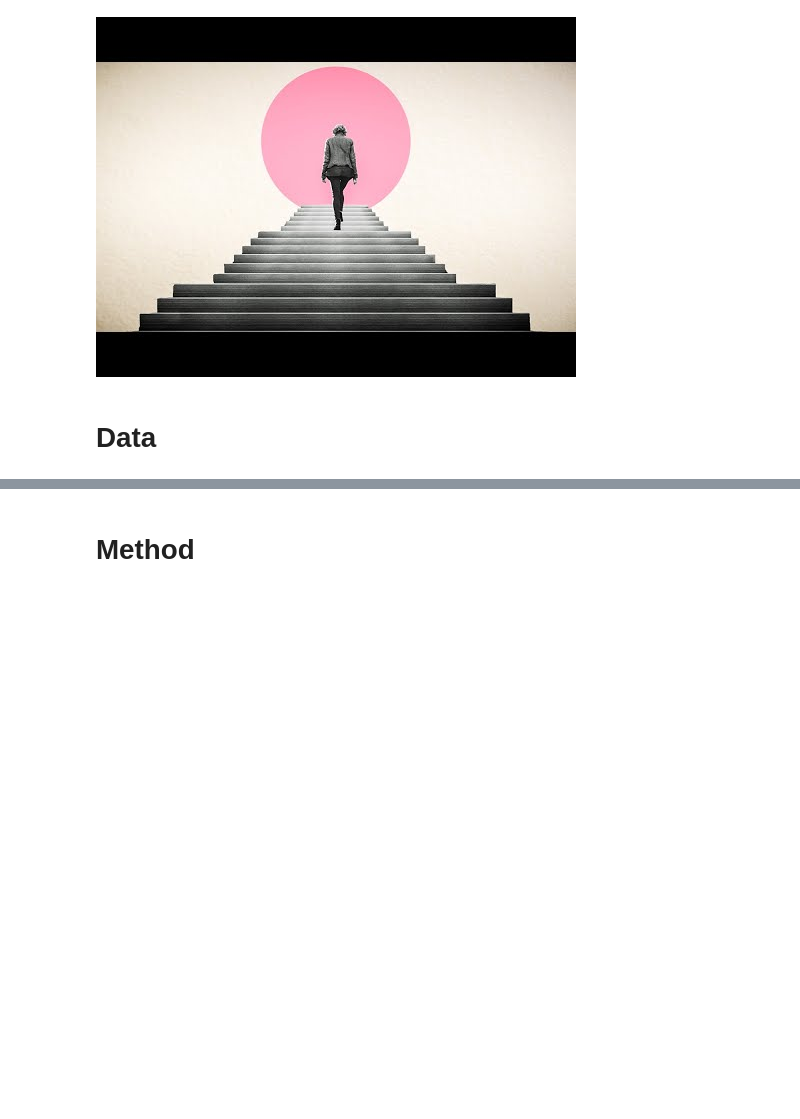
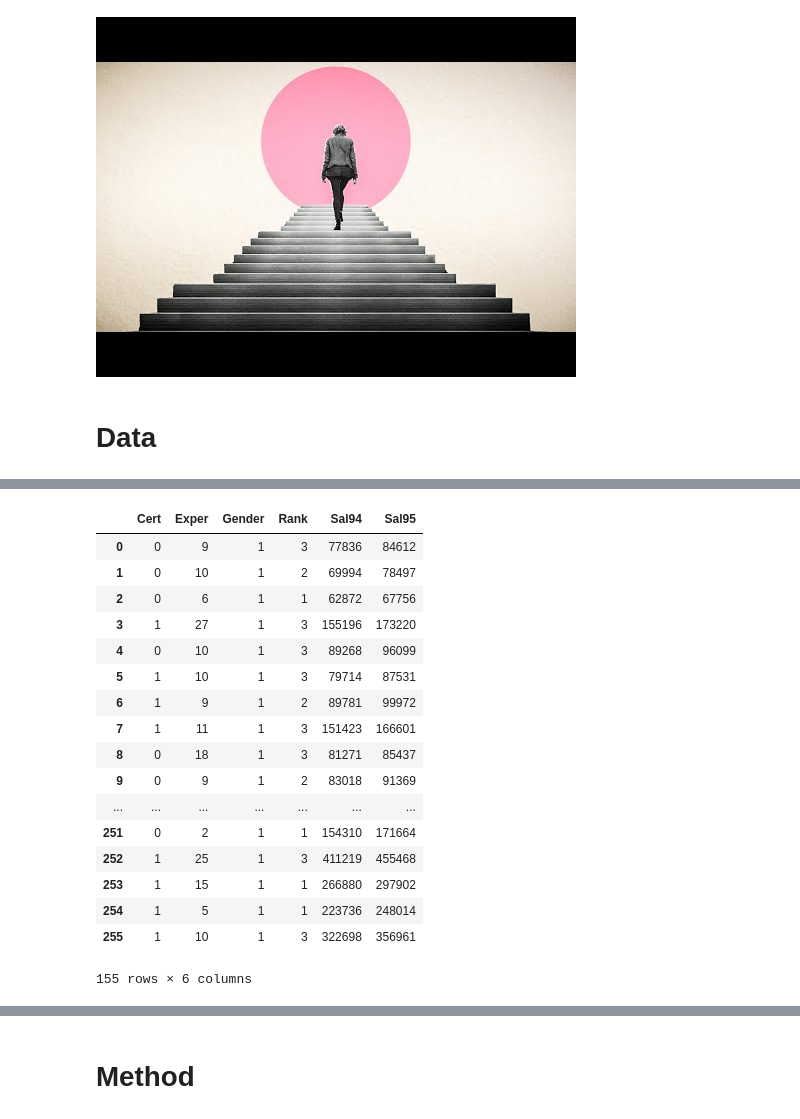
Before and after one commit to mertsami/aea-assign-final, a Jupyter notebook: AEA final assignment .ipynb, the cells around one changed output, grey strips where cells are left out. Drawn from its saved outputs; the diff is of its cells as text; code cells hidden in the pictures; blank space fills up the shorter version.

```diff
--- a/AEA final assignment .ipynb
+++ b/AEA final assignment .ipynb
@@ -1896,0 +154,29 @@ In modern society, racism and discrimination are highly relevant topics. These t
+# %%
+# within the dataset, df_lawsuit, gender is a dummy variable where male=1 and female=0
+# To be able to split the dataset for gender, we create a new variable g.
+# g Stands for gender.
+# Thus, we set this new variable g equal to 1, to mimic that gender=1 stands for male.
+# df_malelawsuit1 is the new dataframe that will be created this contains the data for Board certified or not, expertise, Salary '94 and Salary '95.
+# by making gender >=g we can be assured that this database will only contain men.
+g=1
+df_malelawsuit1 = df_malelawsuit[df_malelawsuit['Gender']>=g]
+df_malelawsuit1
+# %% [output]
+|  | Cert | Exper | Gender | Rank | Sal94 | Sal95 |
+| 0 | 0 | 9 | 1 | 3 | 77836 | 84612 |
+| 1 | 0 | 10 | 1 | 2 | 69994 | 78497 |
+| 2 | 0 | 6 | 1 | 1 | 62872 | 67756 |
+| 3 | 1 | 27 | 1 | 3 | 155196 | 173220 |
+| 4 | 0 | 10 | 1 | 3 | 89268 | 96099 |
+| 5 | 1 | 10 | 1 | 3 | 79714 | 87531 |
+| 6 | 1 | 9 | 1 | 2 | 89781 | 99972 |
+| 7 | 1 | 11 | 1 | 3 | 151423 | 166601 |
+| 8 | 0 | 18 | 1 | 3 | 81271 | 85437 |
+| 9 | 0 | 9 | 1 | 2 | 83018 | 91369 |
+| ... | ... | ... | ... | ... | ... | ... |
+| 251 | 0 | 2 | 1 | 1 | 154310 | 171664 |
+| 252 | 1 | 25 | 1 | 3 | 411219 | 455468 |
+| 253 | 1 | 15 | 1 | 1 | 266880 | 297902 |
+| 254 | 1 | 5 | 1 | 1 | 223736 | 248014 |
+| 255 | 1 | 10 | 1 | 3 | 322698 | 356961 |
+155 rows × 6 columns
```
Also changed, not shown: parts of 137 cells of this notebook.
